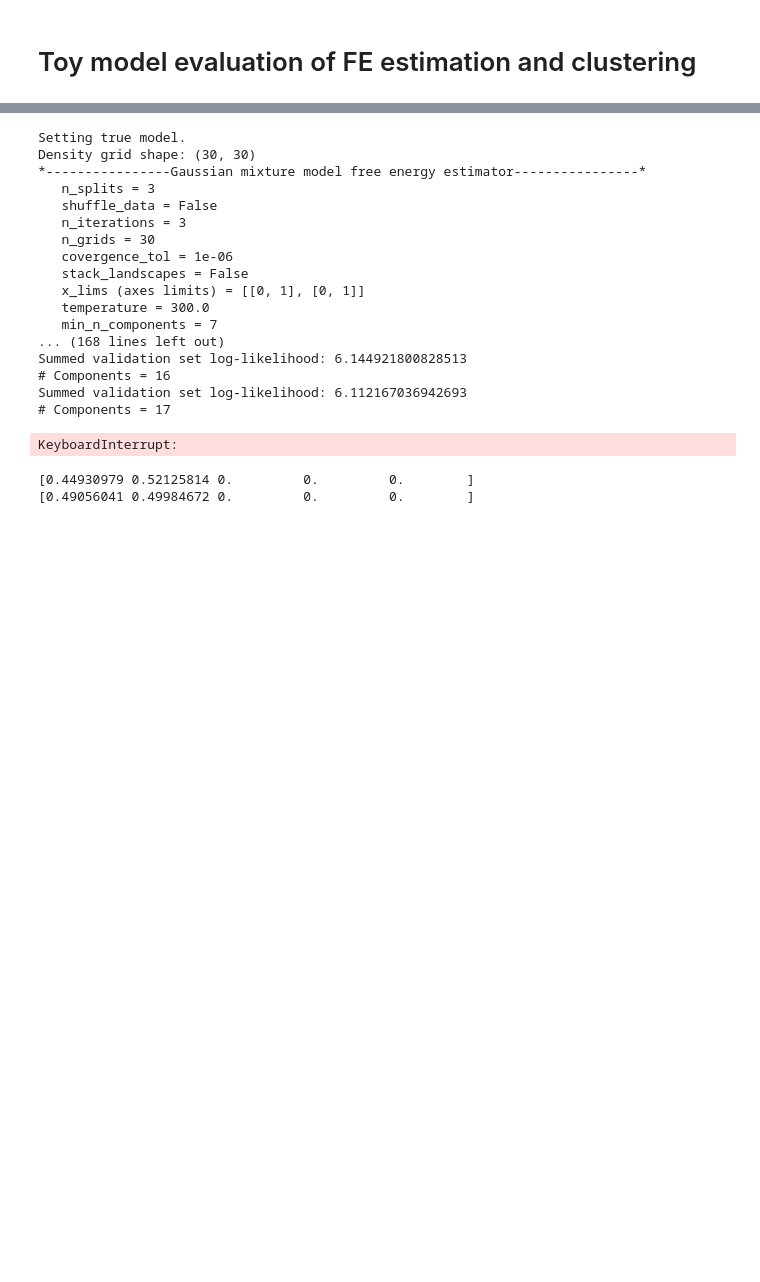
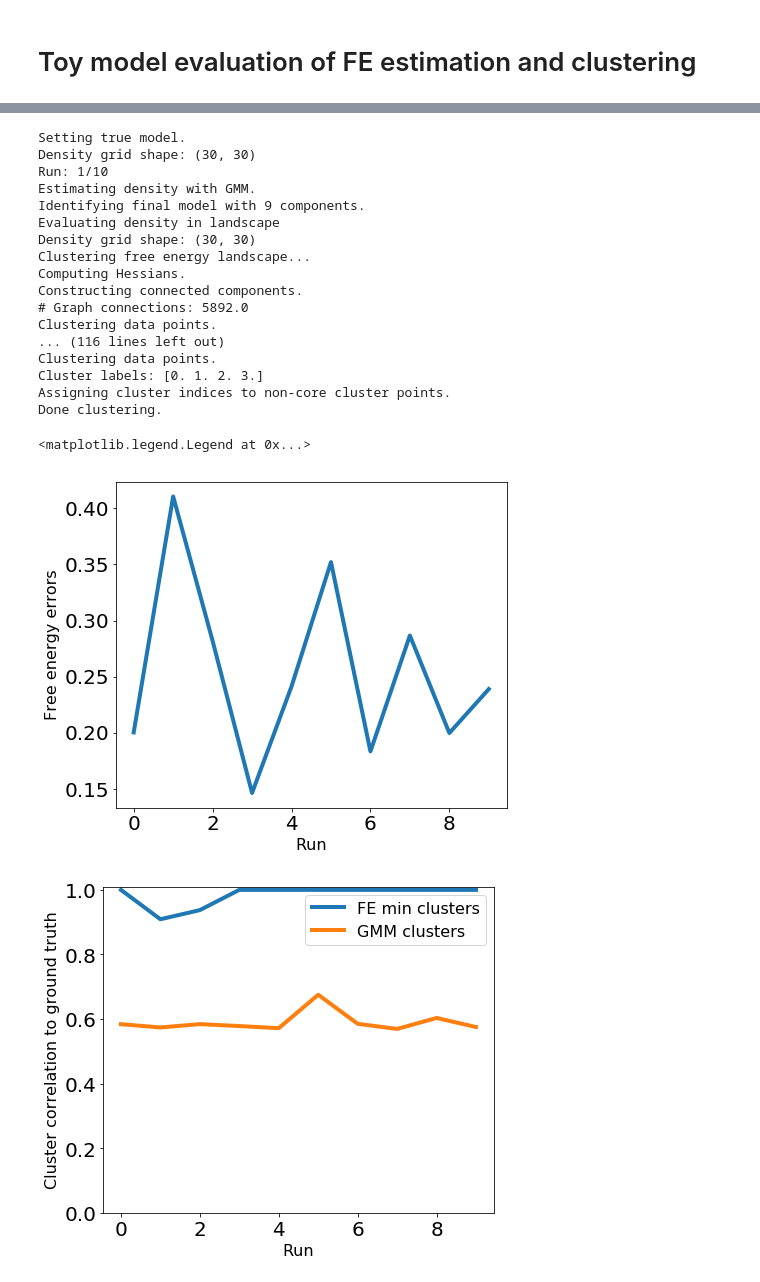
Before and after one commit to anniewesterlund/InfleCS-free-energy-clustering-tutorial, a Jupyter notebook: toy_model_evaluation.ipynb, the cells around one changed output, grey strips where cells are left out. Saved outputs shown, nothing was run; the diff lists cells and outputs as text; code cells hidden in the pictures; blank space fills up the shorter version.

```diff
--- a/toy_model_evaluation.ipynb
+++ b/toy_model_evaluation.ipynb
@@ -165,28 +163,38 @@ if not(stack_landscapes):
 # %%
-tm_eval = toy_models.MethodEvaluator(x_lims=[[0,1],[0,1]])
-tm_eval.run_evaluation(5, 4000, n_iterations=3, min_n_components=7, max_n_components=18, n_splits=3)
+tm_eval = toy_models.MethodEvaluator(x_lims=[[0,1],[0,1]], convergence_tol=1e-4,toy_model=toy_model,verbose=False)
+tm_eval.run_evaluation(10, 8000, n_iterations=3, min_n_components=7, max_n_components=18, n_splits=1)
 # %% [output]
 Setting true model.
 Density grid shape: (30, 30)
-*----------------Gaussian mixture model free energy estimator----------------*
-   n_splits = 3
-   shuffle_data = False
-   n_iterations = 3
-   n_grids = 30
-   covergence_tol = 1e-06
-   stack_landscapes = False
-   x_lims (axes limits) = [[0, 1], [0, 1]]
-   temperature = 300.0
-   min_n_components = 7
-... (168 lines left out)
-Summed validation set log-likelihood: 6.144921800828513
-# Components = 16
-Summed validation set log-likelihood: 6.112167036942693
-# Components = 17
+Run: 1/10
+Estimating density with GMM.
+Identifying final model with 9 components.
+Evaluating density in landscape
+Density grid shape: (30, 30)
+Clustering free energy landscape...
+Computing Hessians.
+Constructing connected components.
+# Graph connections: 5892.0
+Clustering data points.
+... (116 lines left out)
+Clustering data points.
+Cluster labels: [0. 1. 2. 3.]
+Assigning cluster indices to non-core cluster points.
+Done clustering.
-KeyboardInterrupt:
-# %%
-print(tm_eval.FE_errors_GMM_CV_)
-print(tm_eval.FE_errors_mix_models_)
-# %% [output]
-[0.44930979 0.52125814 0.         0.         0.        ]
-[0.49056041 0.49984672 0.         0.         0.        ]
+# %%
+plt.figure(1)
+plt.plot(tm_eval.FE_errors_GMM_CV_,linewidth=4)
+plt.ylabel("Free energy errors",fontsize=16)
+plt.xlabel("Run",fontsize=16)
+
+plt.figure(2)
+plt.plot(tm_eval.cluster_scores_GMM_CV_,label="FE min clusters",linewidth=4)
+plt.plot(tm_eval.cluster_scores_GMM_clusters_,label="GMM clusters",linewidth=4)
+plt.ylim([0,1.01])
+plt.ylabel("Cluster correlation to ground truth",fontsize=16)
+plt.xlabel("Run",fontsize=16)
+plt.legend(fontsize=16)
+# %% [output]
+<matplotlib.legend.Legend at 0x...>
+[figure, added]
+[figure, added]
```
Also changed, not shown: parts of 10 cells of this notebook, 10 other files.
